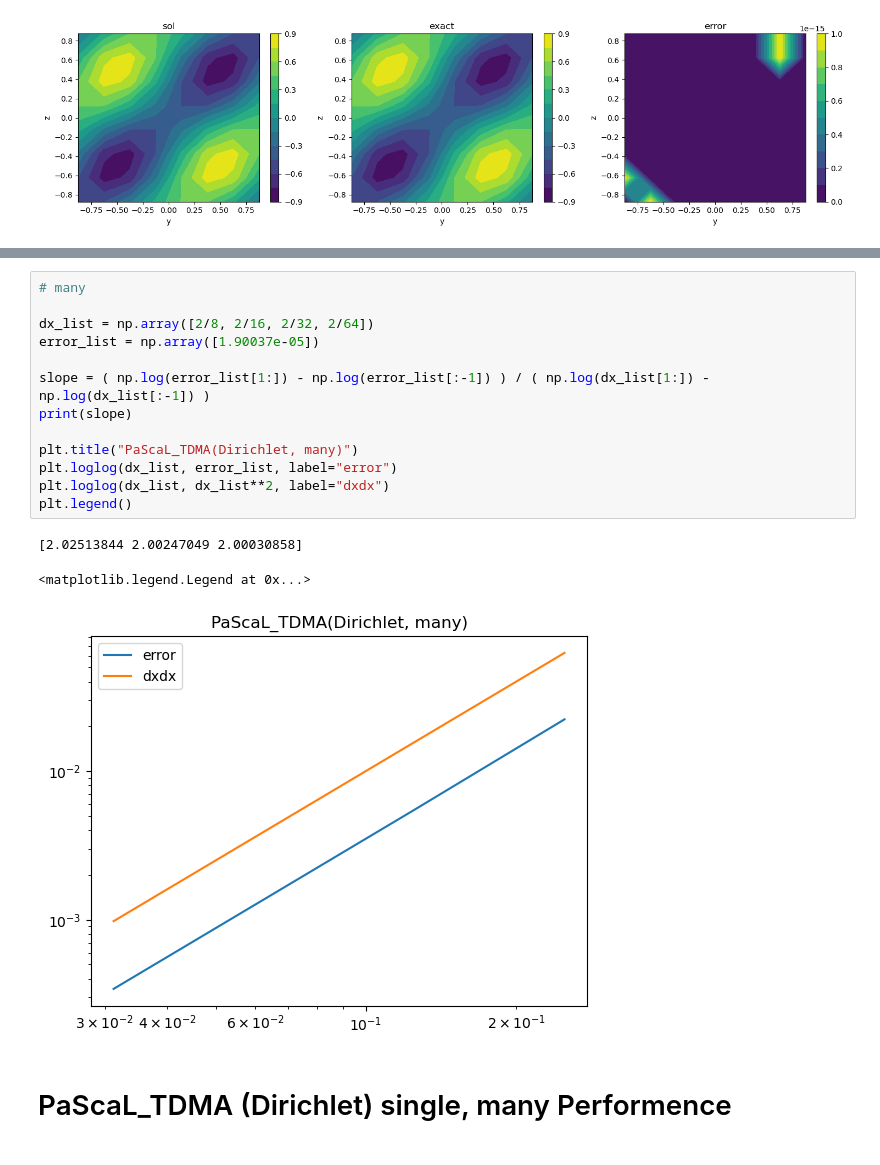
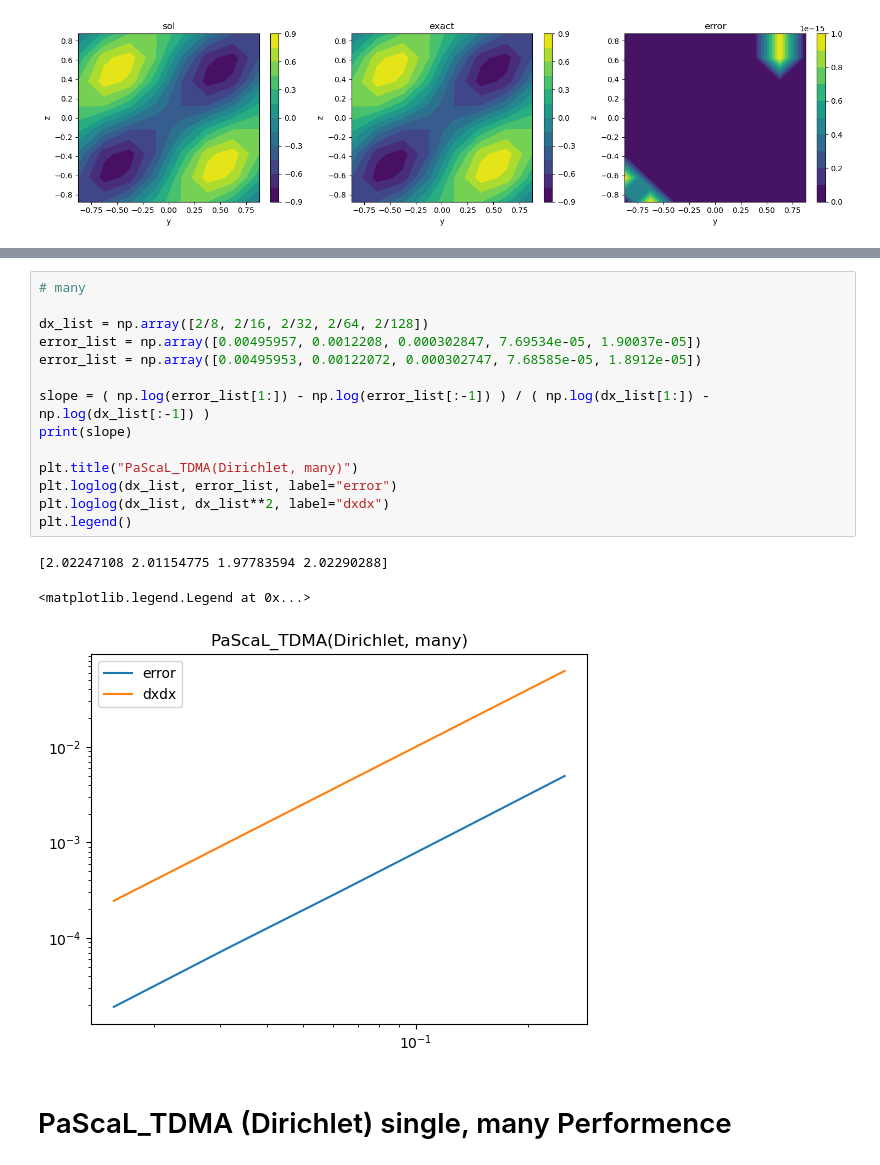
Before and after one commit to dontempty/PaScaL_TDMA_lab, a Jupyter notebook: plot/plot_3D.ipynb, the cells around one changed output, grey strips where cells are left out. Drawn from its saved outputs; the diff is of its cells as text.

```diff
--- a/plot/plot_3D.ipynb
+++ b/plot/plot_3D.ipynb
@@ -243,20 +243,21 @@ plt.legend()
 # %%
 # many
 
-dx_list = np.array([2/8, 2/16, 2/32, 2/64])
-error_list = np.array([1.90037e-05])
+dx_list = np.array([2/8, 2/16, 2/32, 2/64, 2/128])
+error_list = np.array([0.00495957, 0.0012208, 0.000302847, 7.69534e-05, 1.90037e-05])
+error_list = np.array([0.00495953, 0.00122072, 0.000302747, 7.68585e-05, 1.8912e-05])
 
 slope = ( np.log(error_list[1:]) - np.log(error_list[:-1]) ) / ( np.log(dx_list[1:]) - np.log(dx_list[:-1]) )
 print(slope)
 
 plt.title("PaScaL_TDMA(Dirichlet, many)")
 plt.loglog(dx_list, error_list, label="error")
 plt.loglog(dx_list, dx_list**2, label="dxdx")
 plt.legend()
 # %% [output]
-[2.02513844 2.00247049 2.00030858]
+[2.02247108 2.01154775 1.97783594 2.02290288]
 <matplotlib.legend.Legend at 0x...>
-[figure, old version]
+[figure, new version]
 # %% [markdown]
 # PaScaL_TDMA (Dirichlet) single, many Performence
 # %%
```
Also changed, not shown: parts of 22 cells of this notebook, 3 other files.
